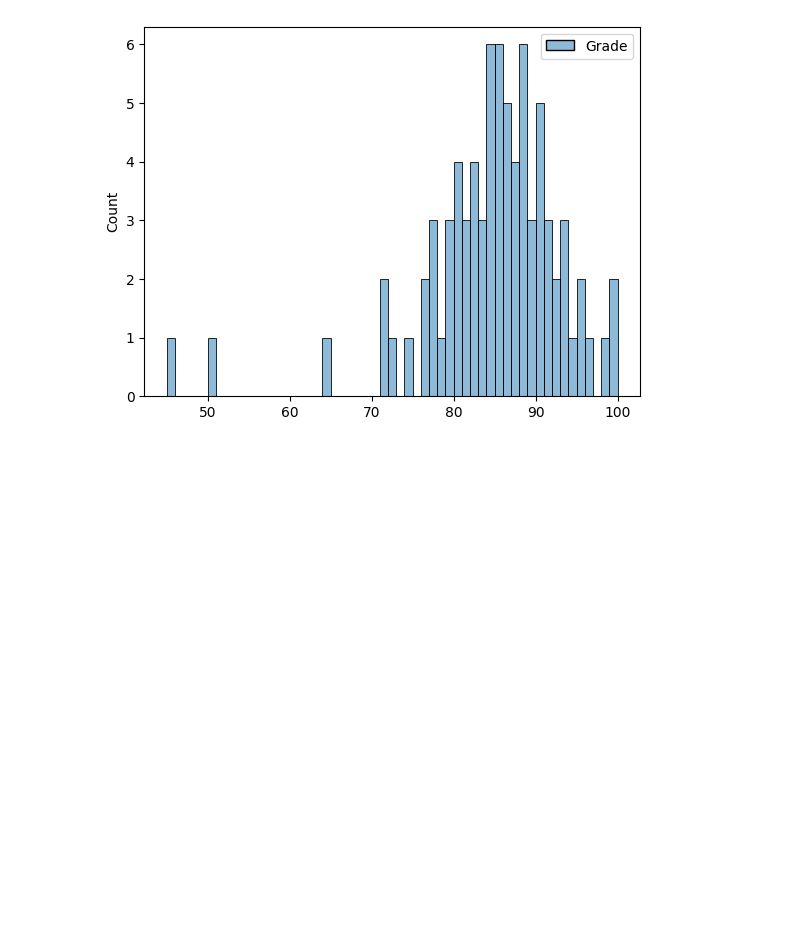
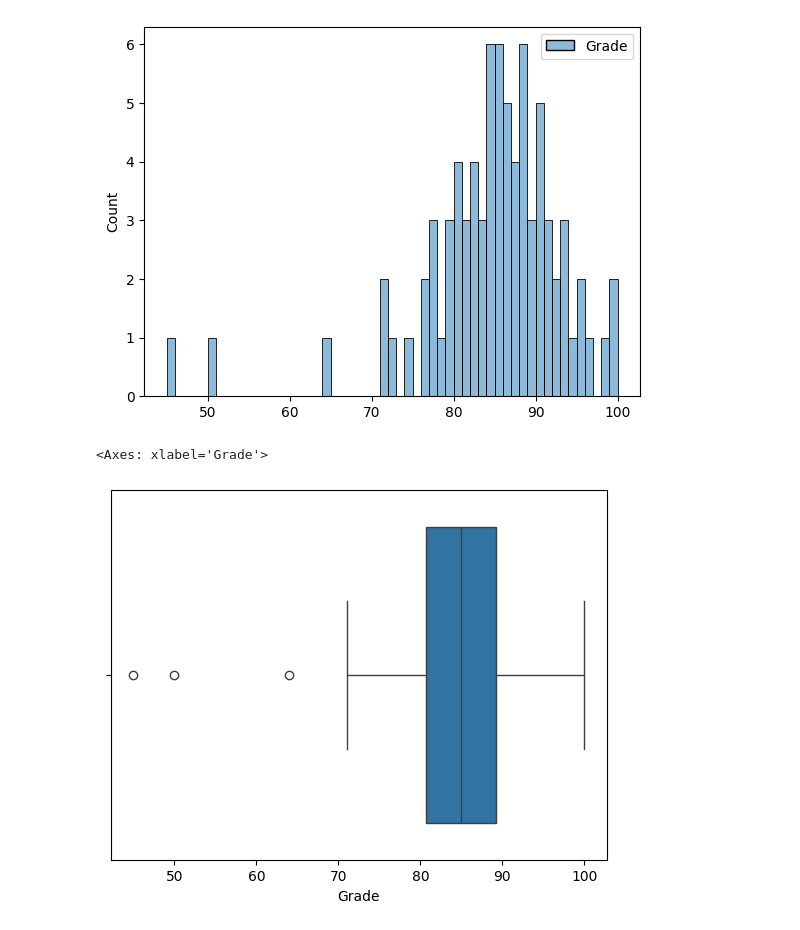
Before and after one commit to souparnabose99/data-science-360, a Jupyter notebook: exploratory-data-analysis/Code/data-cleaning/duplicates-and-outliers.ipynb, the cells around one changed output. Drawn from its saved outputs; the diff is of its cells as text; code cells hidden in the pictures; blank space fills up the shorter version.

```diff
--- a/exploratory-data-analysis/Code/data-cleaning/duplicates-and-outliers.ipynb
+++ b/exploratory-data-analysis/Code/data-cleaning/duplicates-and-outliers.ipynb
@@ -136,3 +136,8 @@ sns.histplot(df, binwidth=1)
 # %% [output]
 <Axes: ylabel='Count'>
 [figure]
+# %%
+sns.boxplot(x=df.Grade)
+# %% [output]
+<Axes: xlabel='Grade'>
+[figure, added]
```
Also changed, not shown: parts of 8 cells of this notebook.
